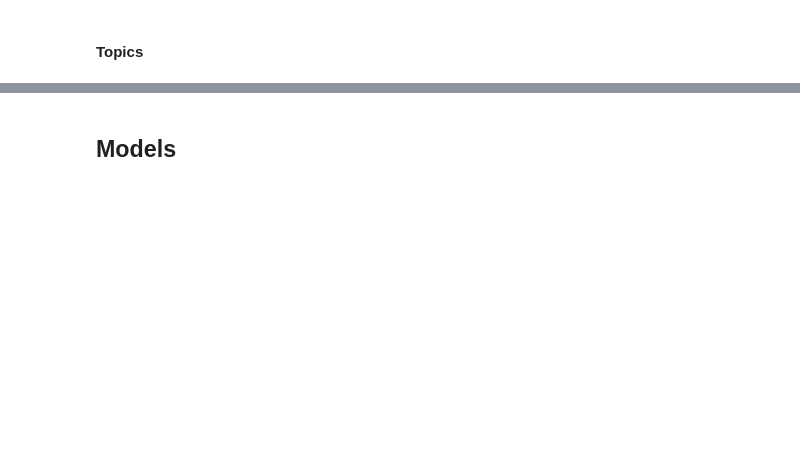
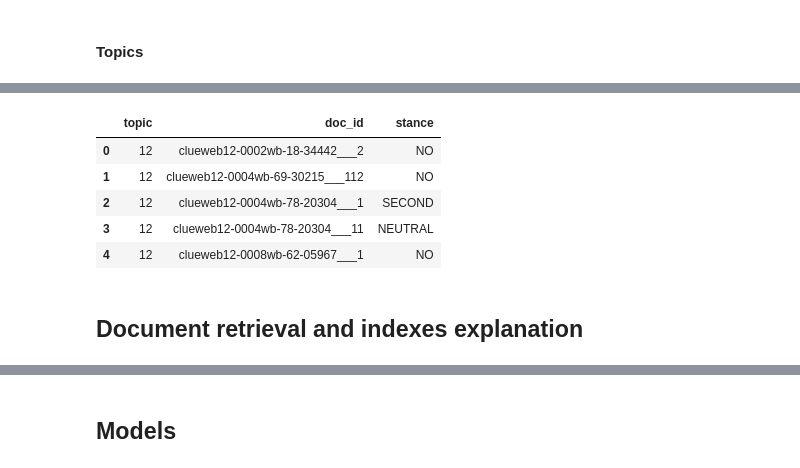
Before and after one commit to DanieleMorotti/Argument-retrieval-for-comparative-questions, a Jupyter notebook: document_retrieval.ipynb, the cells around one changed output, grey strips where cells are left out. Drawn from its saved outputs; the diff is of its cells as text; code cells hidden in the pictures; blank space fills up the shorter version.

```diff
--- a/document_retrieval.ipynb
+++ b/document_retrieval.ipynb
@@ -613,0 +301,9 @@ retrieve_docs(corpus_df, dense_results['1'], "dense")
+# %%
+# Download 2022 stance qrels for 50 topics
+url_stance = "https://zenodo.org/record/6873567/files/touche-task2-2022-stance.qrels?download=1"
+
+stance_names = ["topic", "0", "doc_id", "stance"]
+
+stance_df = utils.manage_files\
+        .open_df(utils.manage_files.download_files(url_stance), names=stance_names, sep=" ")\
+        .drop("0", axis=1)
@@ -613,0 +312,11 @@ retrieve_docs(corpus_df, dense_results['1'], "dense")
+# %%
+stance_df.head()
+# %% [output]
+|  | topic | doc_id | stance |
+| 0 | 12 | clueweb12-0002wb-18-34442___2 | NO |
+| 1 | 12 | clueweb12-0004wb-69-30215___112 | NO |
+| 2 | 12 | clueweb12-0004wb-78-20304___1 | SECOND |
+| 3 | 12 | clueweb12-0004wb-78-20304___11 | NEUTRAL |
+| 4 | 12 | clueweb12-0008wb-62-05967___1 | NO |
+# %% [markdown]
+## Document retrieval and indexes explanation
```
Also changed, not shown: parts of 224 cells of this notebook, 4 other files.
